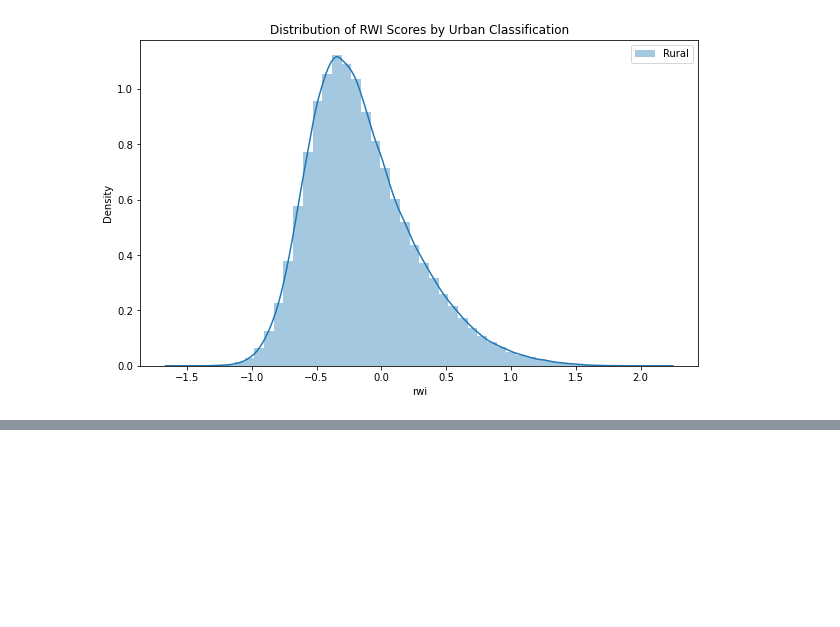
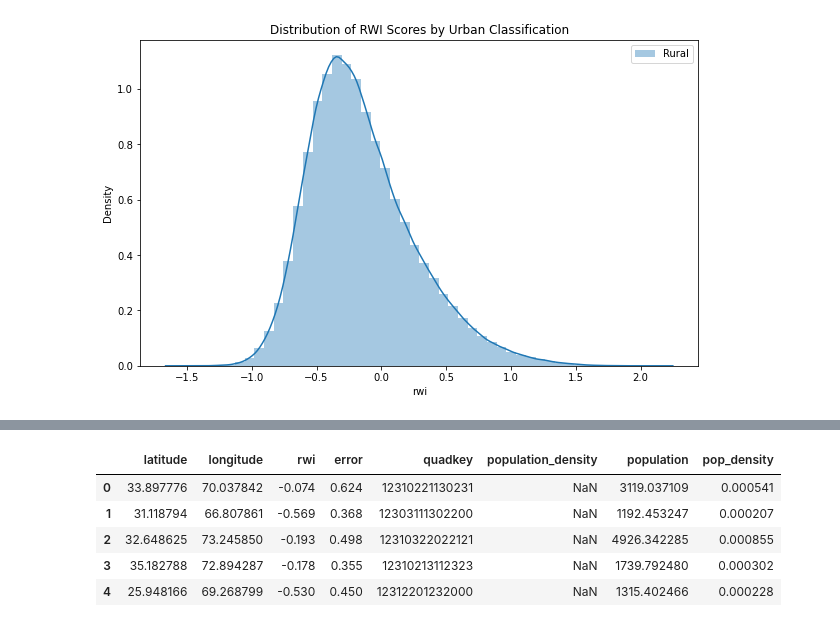
Before and after one commit to kismat91/Index-Based-Poverty-Estimation-in-Pakistan-, a Jupyter notebook: PSLMHIES.ipynb, the cells around one changed output, grey strips where cells are left out. Saved outputs shown, nothing was run; the diff lists cells and outputs as text; code cells hidden in the pictures; blank space fills up the shorter version.

```diff
--- a/PSLMHIES.ipynb
+++ b/PSLMHIES.ipynb
@@ -1247,0 +1302,5 @@ plt.show()
+# %%
+rwi_df['quadkey'] = rwi_df.apply(lambda row: lat_lon_to_quadkey(row['latitude'], row['longitude'], 14), axis=1)
+
+# Check the first few rows to ensure the quadkeys have been added correctly
+rwi_df.head()
@@ -1247,0 +1360,9 @@ plt.show()
+# %%
+rwi_pop_joined_df.head()
+# %% [output]
+|  | latitude | longitude | rwi | error | quadkey | population_density | population | pop_density |
+| 0 | 33.897776 | 70.037842 | -0.074 | 0.624 | 12310221130231 | NaN | 3119.037109 | 0.000541 |
+| 1 | 31.118794 | 66.807861 | -0.569 | 0.368 | 12303111302200 | NaN | 1192.453247 | 0.000207 |
+| 2 | 32.648625 | 73.245850 | -0.193 | 0.498 | 12310322022121 | NaN | 4926.342285 | 0.000855 |
+| 3 | 35.182788 | 72.894287 | -0.178 | 0.355 | 12310213112323 | NaN | 1739.792480 | 0.000302 |
+| 4 | 25.948166 | 69.268799 | -0.530 | 0.450 | 12312201232000 | NaN | 1315.402466 | 0.000228 |
```
Also changed, not shown: parts of 12 cells of this notebook.
